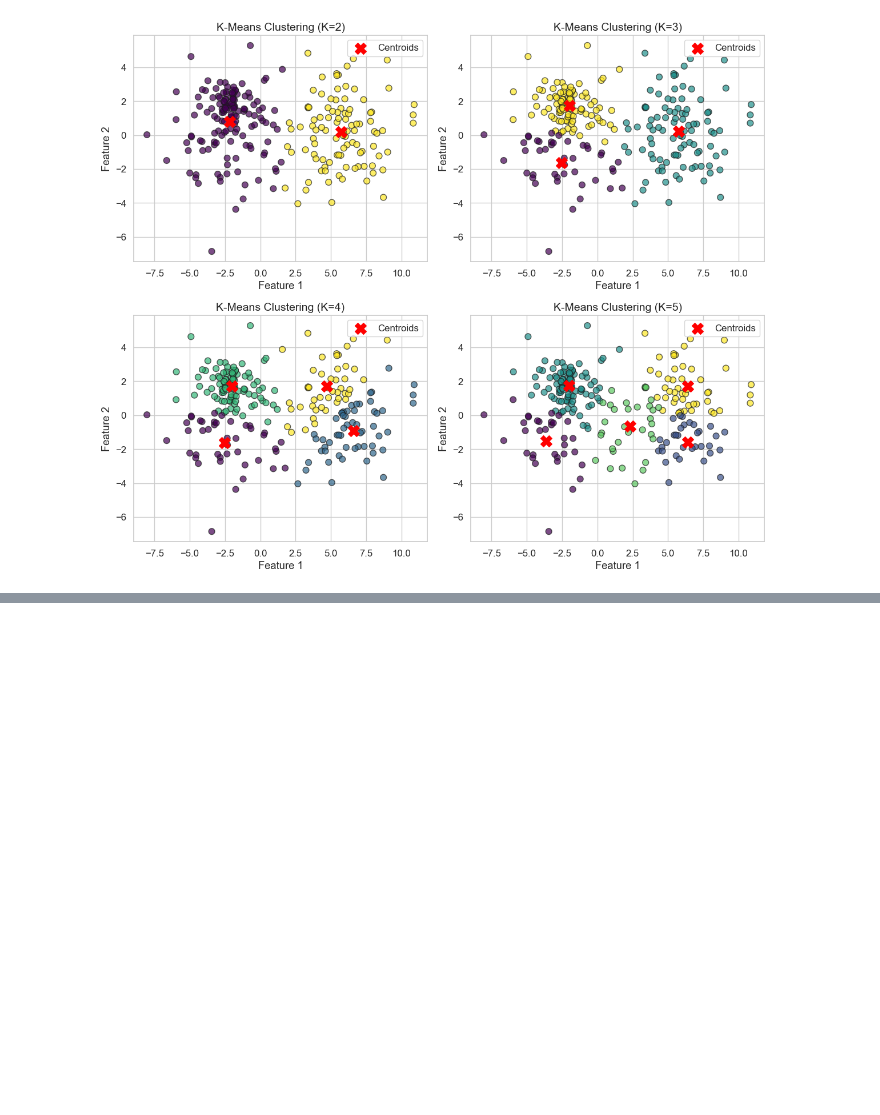
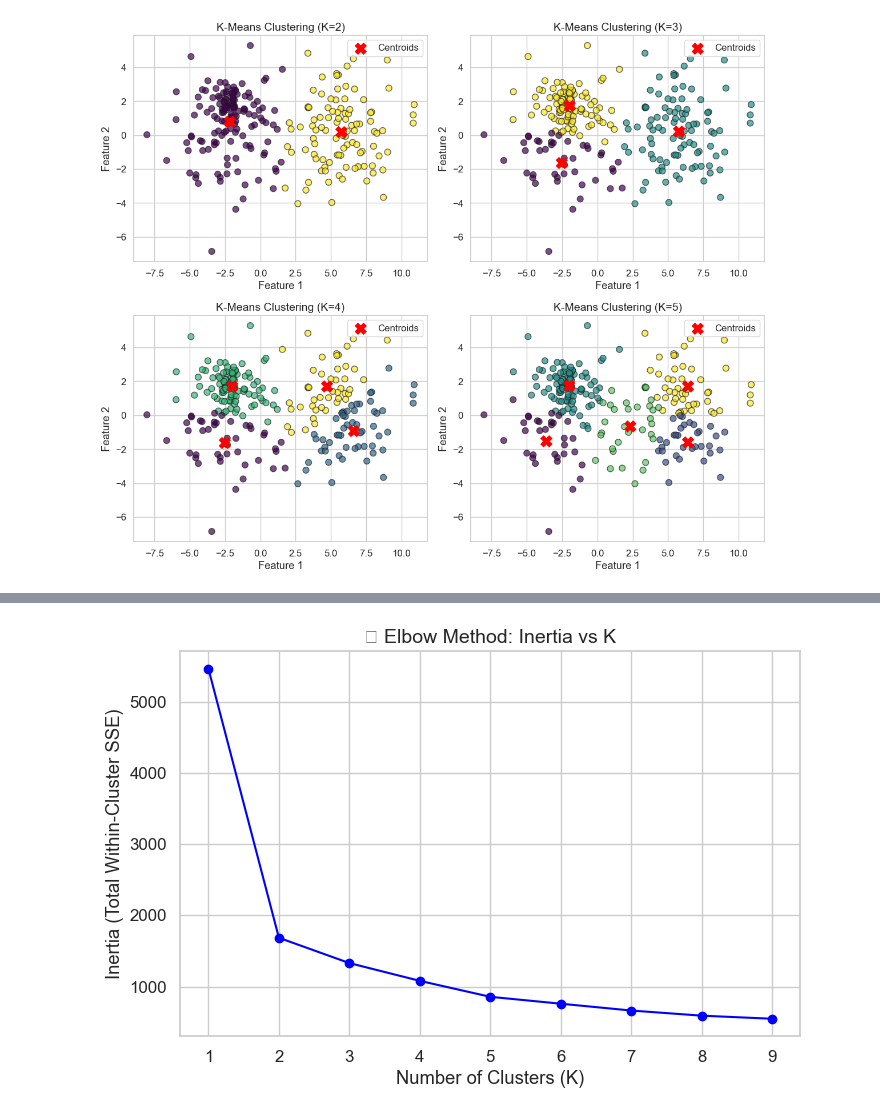
Before and after one commit to profadityasaxena/Unsupervised-Deep-Learning---Gaussian-Mixture-Models---EM-Based-Collaborative-Filtering, a Jupyter notebook: Unsupervised Deep Learning - EM-Based Collaborative Filtering.ipynb, the cells around one changed output, grey strips where cells are left out. Cells and saved outputs as stored; diff of their text form; code cells hidden in the pictures; blank space fills up the shorter version.

Commit message:
using elbow method to determine correct number of k

```diff
--- a/Unsupervised Deep Learning - EM-Based Collaborative Filtering.ipynb
+++ b/Unsupervised Deep Learning - EM-Based Collaborative Filtering.ipynb
@@ -210,0 +236,24 @@ In the next step, we will use the **Elbow Method** to choose an optimal number o
+# %%
+# 📌 Elbow Method Implementation
+
+# Range of K values to evaluate
+K_values = range(1, 10)
+inertias = []
+
+# Run KMeans for each K and store the inertia
+for k in K_values:
+    kmeans = KMeans(n_clusters=k, random_state=42)
+    kmeans.fit(X)
+    inertias.append(kmeans.inertia_)
+
+# Plotting the Elbow Curve
+plt.figure(figsize=(8, 5))
+plt.plot(K_values, inertias, 'o-', color='blue')
+plt.title("📉 Elbow Method: Inertia vs K", fontsize=14)
+plt.xlabel("Number of Clusters (K)")
+plt.ylabel("Inertia (Total Within-Cluster SSE)")
+plt.xticks(K_values)
+plt.grid(True)
+plt.show()
+# %% [output]
+[figure, added]
```
Also changed, not shown: parts of 3 cells of this notebook.
